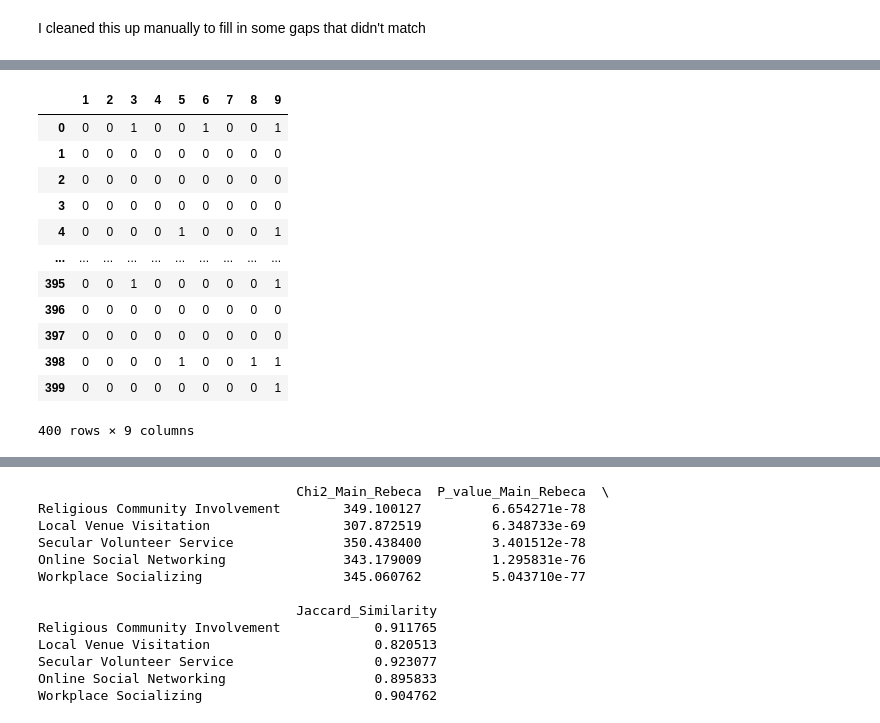
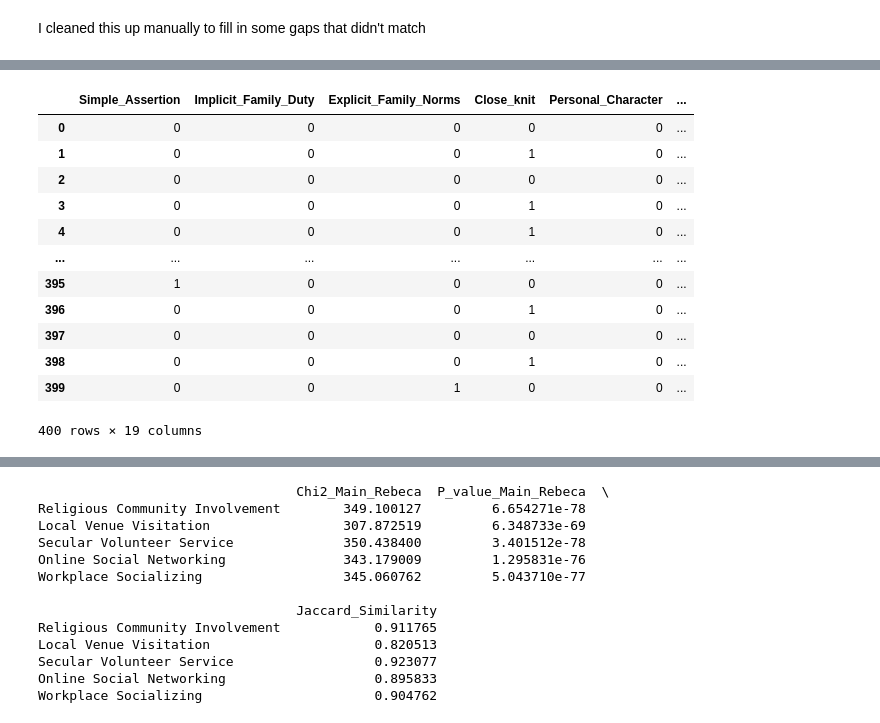
Before and after one commit to chrissoria/Categorization_AI_experiments, a Jupyter notebook: e1b_Comparing_Categorization_all.ipynb, the cells around one changed output, grey strips where cells are left out. Cells and saved outputs as stored; diff of their text form; code cells hidden in the pictures.

```diff
--- a/e1b_Comparing_Categorization_all.ipynb
+++ b/e1b_Comparing_Categorization_all.ipynb
@@ -14,17 +14,9 @@ print(current_directory)
 /Users/chrissoria/Documents/Research/Categorization_AI_experiments
 # %%
 Main = pd.read_excel("../UCNets_Classification/Hand_Coding_Surveys/e1b/e1ab_Master.xlsx", engine='openpyxl', sheet_name="Master_coded").drop(["prim_key"], axis=1)
-Main = Main.iloc[:400, :22]
+Main = Main.iloc[:400, :20]
 Main
 #Main.columns = range(Main.shape[1])
-
-Chris = pd.read_excel("../UCNets_Classification/Hand_Coding_Surveys/e1b/e1b_Master.xlsx", engine='openpyxl', sheet_name="CS_Categorization")
-Chris = Chris.iloc[:400, :22]
-#Nigel.columns = range(Nigel.shape[1])
-
-Claude = pd.read_excel("../UCNets_Classification/Hand_Coding_Surveys/e1b/e1b_Master.xlsx", engine='openpyxl', sheet_name="CF_Categorization")
-Claude = Claude.iloc[:400, :22]
-#Rebeca.columns = range(Rebeca.shape[1])
 
 bad = pd.read_csv('data/e1b/e1b_bad_categorization_20_cats.csv').drop(['link1','json'], axis=1)
 bad = bad.rename(columns = {"survey_response": "Response"})
@@ -35,7 +27,9 @@ good = good.rename(columns={"survey_response": "Response"})
 cot = pd.read_csv('data/e1b/e1b_cot_categorization_20_cats.csv').drop(['link1','json'], axis=1)
 cot = cot.rename(columns={"survey_response": "Response"})
 
-#cove = pd.read_csv('data/e1b/e1b_cove_categorization_20_cats.csv').drop(['survey_response','link1','link2','json'], axis=1)
+cove = pd.read_csv('data/e1b/e1b_cove_categorization_20_cats.csv').drop(['link1','link2','json'], axis=1)
+cove = cove.rename(columns={"survey_response": "Response"})
+
 oneshot = pd.read_csv('data/e1b/e1b_1s_categorization_20_cats.csv').drop(['link1','json'], axis=1)
 oneshot = oneshot.rename(columns={"survey_response": "Response"})
 
@@ -140,19 +142,19 @@ Rebeca.head()
 # %%
-cot
+Main
 # %% [output]
-|  | 1 | 2 | 3 | 4 | 5 | 6 | 7 | 8 | 9 |
-| 0 | 0 | 0 | 1 | 0 | 0 | 1 | 0 | 0 | 1 |
-| 1 | 0 | 0 | 0 | 0 | 0 | 0 | 0 | 0 | 0 |
-| 2 | 0 | 0 | 0 | 0 | 0 | 0 | 0 | 0 | 0 |
-| 3 | 0 | 0 | 0 | 0 | 0 | 0 | 0 | 0 | 0 |
-| 4 | 0 | 0 | 0 | 0 | 1 | 0 | 0 | 0 | 1 |
-| ... | ... | ... | ... | ... | ... | ... | ... | ... | ... |
-| 395 | 0 | 0 | 1 | 0 | 0 | 0 | 0 | 0 | 1 |
-| 396 | 0 | 0 | 0 | 0 | 0 | 0 | 0 | 0 | 0 |
-| 397 | 0 | 0 | 0 | 0 | 0 | 0 | 0 | 0 | 0 |
-| 398 | 0 | 0 | 0 | 0 | 1 | 0 | 0 | 1 | 1 |
-| 399 | 0 | 0 | 0 | 0 | 0 | 0 | 0 | 0 | 1 |
+|  | Simple_Assertion | Implicit_Family_Duty | Explicit_Family_Norms | Close_knit | Personal_Character | ... |
+| 0 | 0 | 0 | 0 | 0 | 0 | ... |
+| 1 | 0 | 0 | 0 | 1 | 0 | ... |
+| 2 | 0 | 0 | 0 | 0 | 0 | ... |
+| 3 | 0 | 0 | 0 | 1 | 0 | ... |
+| 4 | 0 | 0 | 0 | 1 | 0 | ... |
+| ... | ... | ... | ... | ... | ... | ... |
+| 395 | 1 | 0 | 0 | 0 | 0 | ... |
+| 396 | 0 | 0 | 0 | 1 | 0 | ... |
+| 397 | 0 | 0 | 0 | 0 | 0 | ... |
+| 398 | 0 | 0 | 0 | 1 | 0 | ... |
+| 399 | 0 | 0 | 1 | 0 | 0 | ... |
-400 rows × 9 columns
+400 rows × 19 columns
 # %%
 fewshot
 # %% [output]
```
Also changed, not shown: parts of 38 cells of this notebook, 4 other files.
